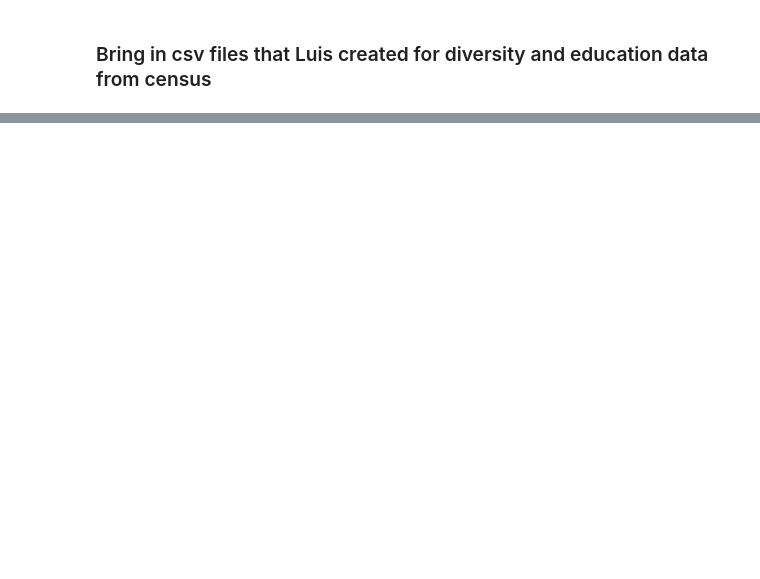
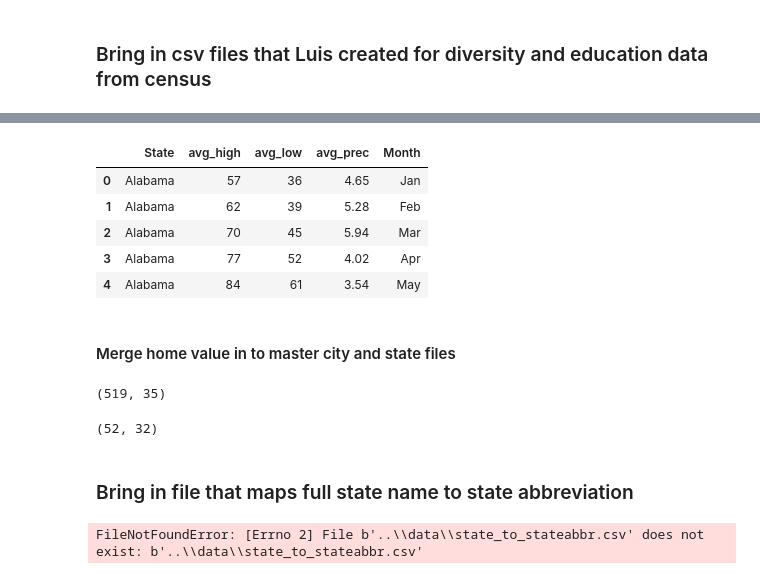
Before and after one commit to jteickholt/Project2_Team7, a Jupyter notebook: static/py/census_data_prep_jeff.ipynb, the cells around one changed output, grey strips where cells are left out. Cells and saved outputs as stored; diff of their text form; code cells hidden in the pictures; blank space fills up the shorter version.

```diff
--- a/static/py/census_data_prep_jeff.ipynb
+++ b/static/py/census_data_prep_jeff.ipynb
@@ -380,0 +429,57 @@ print(state_final_df.columns.values)
+# %%
+# bring the in state weather data
+
+state_temprature_file=os.path.join('..', 'data','state_temprature.csv')
+
+state_temp=pd.read_csv(state_temprature_file)
+# %%
+state_temp_df = pd.DataFrame(state_temp)
+
+state_temp_df.head()
+
+# change 'name' to 'State' to match other files
+state_temp_df = state_temp_df.rename(columns={"name" : "State"})
+
+state_temp_df.head()
+# %% [output]
+|  | State | avg_high | avg_low | avg_prec | Month |
+| 0 | Alabama | 57 | 36 | 4.65 | Jan |
+| 1 | Alabama | 62 | 39 | 5.28 | Feb |
+| 2 | Alabama | 70 | 45 | 5.94 | Mar |
+| 3 | Alabama | 77 | 52 | 4.02 | Apr |
+| 4 | Alabama | 84 | 61 | 3.54 | May |
+# %% [markdown]
+#### Merge home value in to master city and state files
+# %%
+city_final2_df=pd.merge(city_final_df, home_value_df, on="GEO_ID")
+
+city_final2_df.head()
+
+# Rename State as State_Abbr since it is two digit abbreviation and full state name is in state file
+city_final2_df=city_final2_df.rename(columns={"State" : "State_Abbr"})
+
+city_final2_df.shape
+# %% [output]
+(519, 35)
+# %%
+state_final2_df=pd.merge(state_final_df, home_value_state_df, on='GEO_ID')
+
+state_final2_df.shape
+# %% [output]
+(52, 32)
+# %% [markdown]
+### Bring in file that maps full state name to state abbreviation
+# %%
+# define path to the state level data
+
+mapping_file=os.path.join('..','data','state_to_stateabbr.csv')
+
+# read in the state level data
+
+mapping=pd.read_csv(mapping_file)
+
+# mapping_df=pd.DataFrame(mapping)
+
+# mapping_df
+# %% [output]
+FileNotFoundError: [Errno 2] File b'..\\data\\state_to_stateabbr.csv' does not exist: b'..\\data\\state_to_stateabbr.csv'
```
Also changed, not shown: parts of 12 cells of this notebook, 1 other file.
